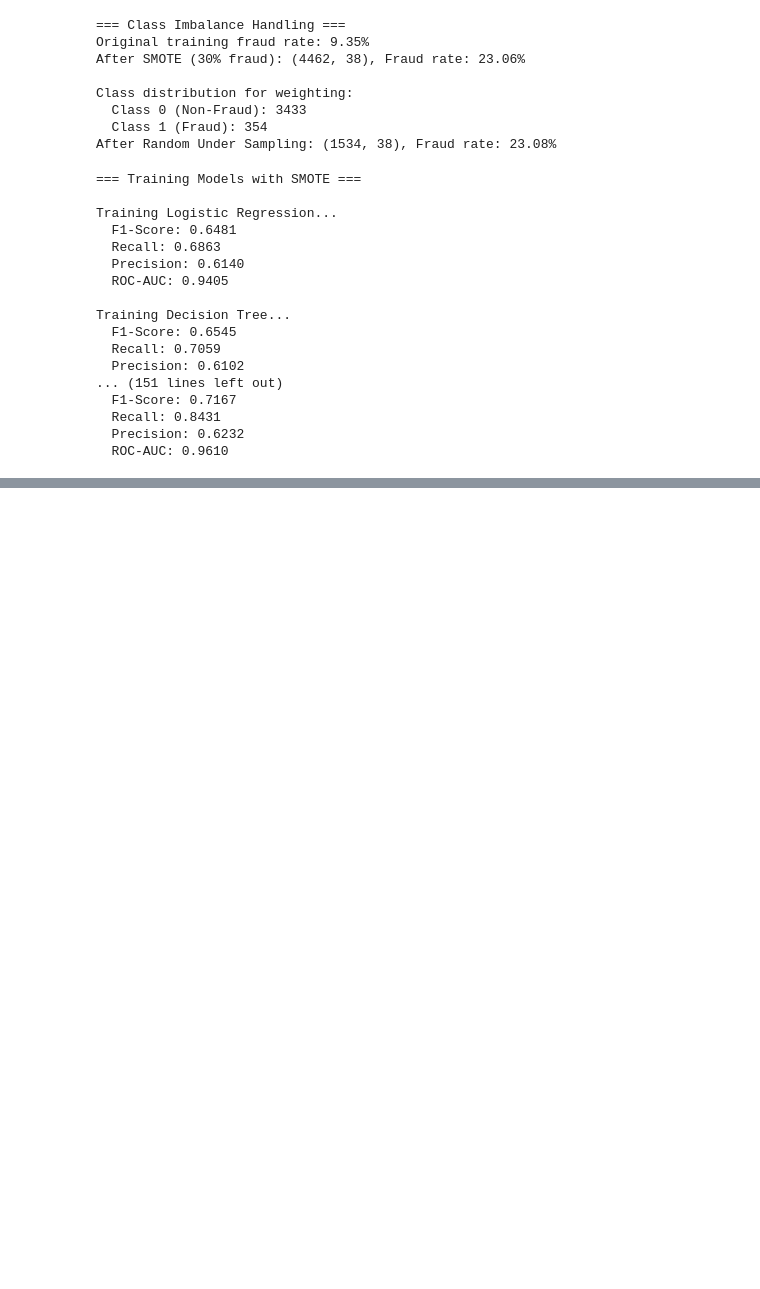
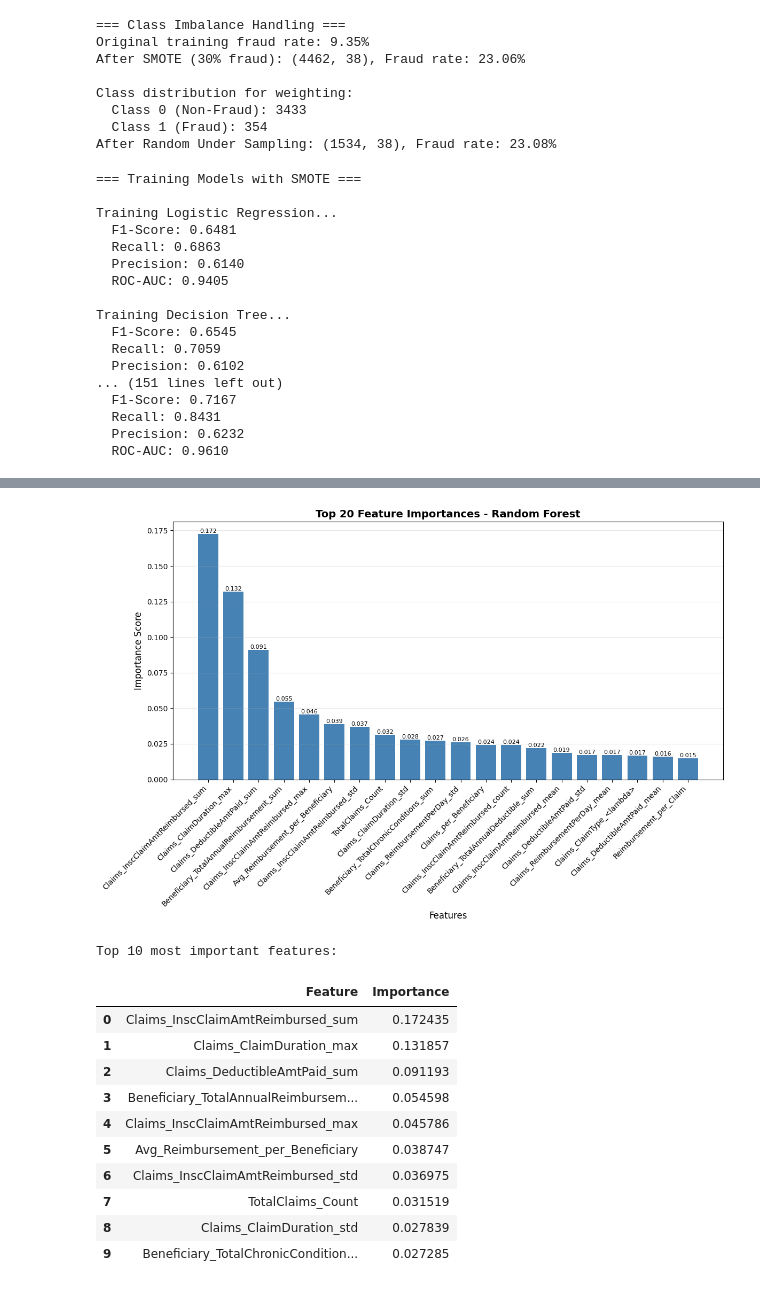
Before and after one commit to jomanashady/machine-learning, a Jupyter notebook: fraud_detection_project/notebooks/modeling.ipynb, the cells around one changed output, grey strips where cells are left out. Saved outputs shown, nothing was run; the diff lists cells and outputs as text; code cells hidden in the pictures; blank space fills up the shorter version.

```diff
--- a/fraud_detection_project/notebooks/modeling.ipynb
+++ b/fraud_detection_project/notebooks/modeling.ipynb
@@ -297,0 +663,52 @@ Training Decision Tree...
+# %%
+# Cell 14: Feature Importance Analysis
+feature_names = X_train.columns.tolist()
+
+if hasattr(best_model, 'feature_importances_'):
+    importances = best_model.feature_importances_
+    indices = np.argsort(importances)[::-1]
+
+    # Plot top 20 features
+    plt.figure(figsize=(12, 8))
+    bars = plt.bar(range(20), importances[indices[:20]], align='center', color='steelblue')
+    plt.title(f'Top 20 Feature Importances - {best_model_name}', fontsize=14, fontweight='bold')
+    plt.xticks(range(20), [feature_names[i] for i in indices[:20]], rotation=45, ha='right', fontsize=10)
+    plt.xlabel('Features', fontsize=12)
+    plt.ylabel('Importance Score', fontsize=12)
+    plt.grid(True, alpha=0.3, axis='y')
+
+    # Add value labels on bars
+    for bar in bars:
+        height = bar.get_height()
+        plt.text(bar.get_x() + bar.get_width()/2., height,
+                f'{height:.3f}', ha='center', va='bottom', fontsize=8)
+
+    plt.tight_layout()
+    plt.savefig('../models/feature_importance_plot.png', dpi=300, bbox_inches='tight')
+    plt.show()
+
+    # Create importance dataframe
+    importance_df = pd.DataFrame({
+        'Feature': [feature_names[i] for i in indices],
+        'Importance': importances[indices]
+    })
+
+    print("\nTop 10 most important features:")
+    display(importance_df.head(10))
+
+    # Save importance data
+    importance_df.to_csv('../models/feature_importance.csv', index=False)
+# %% [output]
+[figure, added]
+Top 10 most important features:
+|  | Feature | Importance |
+| 0 | Claims_InscClaimAmtReimbursed_sum | 0.172435 |
+| 1 | Claims_ClaimDuration_max | 0.131857 |
+| 2 | Claims_DeductibleAmtPaid_sum | 0.091193 |
+| 3 | Beneficiary_TotalAnnualReimbursem... | 0.054598 |
+| 4 | Claims_InscClaimAmtReimbursed_max | 0.045786 |
+| 5 | Avg_Reimbursement_per_Beneficiary | 0.038747 |
+| 6 | Claims_InscClaimAmtReimbursed_std | 0.036975 |
+| 7 | TotalClaims_Count | 0.031519 |
+| 8 | Claims_ClaimDuration_std | 0.027839 |
+| 9 | Beneficiary_TotalChronicCondition... | 0.027285 |
```
Also changed, not shown: parts of 9 cells of this notebook.
